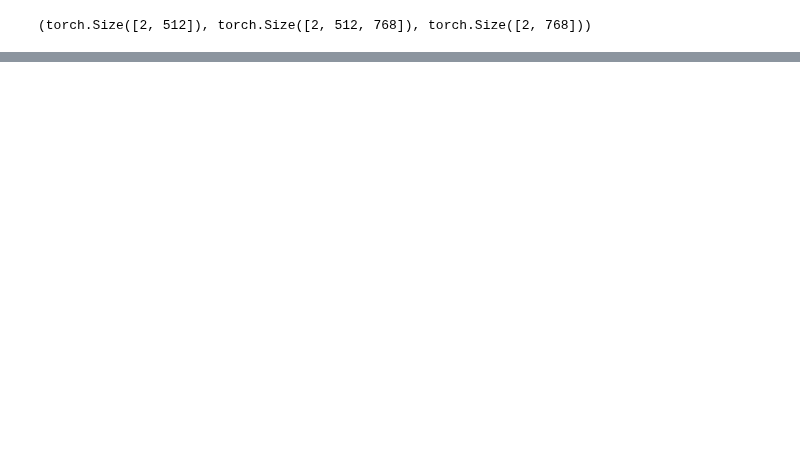
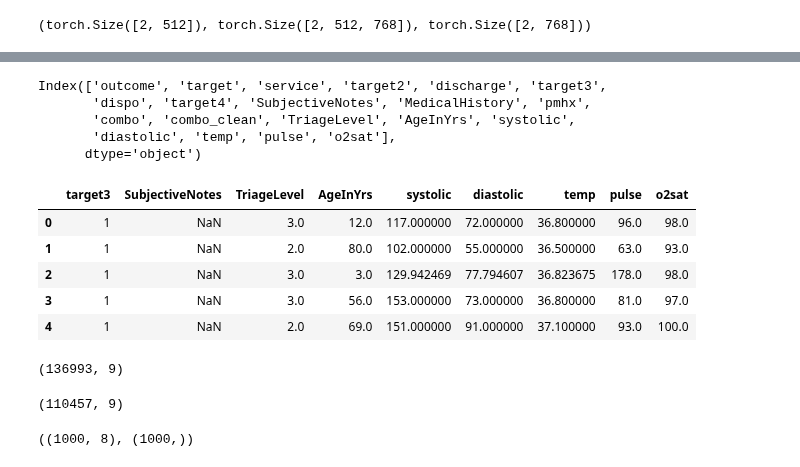
Before and after one commit to Jaskolk/ed-triage, a Jupyter notebook: BERT_JJ_real_data.ipynb, the cells around one changed output, grey strips where cells are left out. Saved outputs shown, nothing was run; the diff lists cells and outputs as text; code cells hidden in the pictures; blank space fills up the shorter version.

```diff
--- a/BERT_JJ_real_data.ipynb
+++ b/BERT_JJ_real_data.ipynb
@@ -365,0 +431,3 @@ RuntimeError: size mismatch, m1: [2 x 768], m2: [1536 x 1] at /pytorch/aten/src/
+# %%
+df3 = df3[['TriageLevel', 'AgeInYrs', 'systolic',
+       'diastolic', 'temp', 'pulse', 'o2sat']]
@@ -365,0 +443,4 @@ RuntimeError: size mismatch, m1: [2 x 768], m2: [1536 x 1] at /pytorch/aten/src/
+# %%
+df3.fillna(df3.mean(), inplace=True)
+# %%
+data2 = pd.concat([df1,df2,df3], axis = 1)
@@ -365,0 +456,30 @@ RuntimeError: size mismatch, m1: [2 x 768], m2: [1536 x 1] at /pytorch/aten/src/
+# %%
+data2.columns
+# %% [output]
+Index(['outcome', 'target', 'service', 'target2', 'discharge', 'target3',
+       'dispo', 'target4', 'SubjectiveNotes', 'MedicalHistory', 'pmhx',
+       'combo', 'combo_clean', 'TriageLevel', 'AgeInYrs', 'systolic',
+       'diastolic', 'temp', 'pulse', 'o2sat'],
+      dtype='object')
+# %%
+data2.drop(['outcome', 'target', 'service', 'target2', 'discharge',
+       'dispo', 'target4', 'MedicalHistory', 'pmhx',
+       'combo', 'combo_clean'],axis = 1, inplace = True)
+# %%
+data2.head()
+# %% [output]
+|  | target3 | SubjectiveNotes | TriageLevel | AgeInYrs | systolic | diastolic | temp | pulse | o2sat |
+| 0 | 1 | NaN | 3.0 | 12.0 | 117.000000 | 72.000000 | 36.800000 | 96.0 | 98.0 |
+| 1 | 1 | NaN | 2.0 | 80.0 | 102.000000 | 55.000000 | 36.500000 | 63.0 | 93.0 |
+| 2 | 1 | NaN | 3.0 | 3.0 | 129.942469 | 77.794607 | 36.823675 | 178.0 | 98.0 |
+| 3 | 1 | NaN | 3.0 | 56.0 | 153.000000 | 73.000000 | 36.800000 | 81.0 | 97.0 |
+| 4 | 1 | NaN | 2.0 | 69.0 | 151.000000 | 91.000000 | 37.100000 | 93.0 | 100.0 |
+# %%
+data2.shape
+# %% [output]
+(136993, 9)
+# %%
+data2.dropna(inplace = True)
+data2.shape
+# %% [output]
+(110457, 9)
@@ -365,0 +488,7 @@ RuntimeError: size mismatch, m1: [2 x 768], m2: [1536 x 1] at /pytorch/aten/src/
+# %%
+inputs = np.array(data2[['SubjectiveNotes','TriageLevel', 'AgeInYrs', 'systolic',
+       'diastolic', 'temp', 'pulse', 'o2sat']])
+labels = np.array(data2.target3)
+inputs.shape, labels.shape
+# %% [output]
+((1000, 8), (1000,))
```
Also changed, not shown: parts of 32 cells of this notebook.
